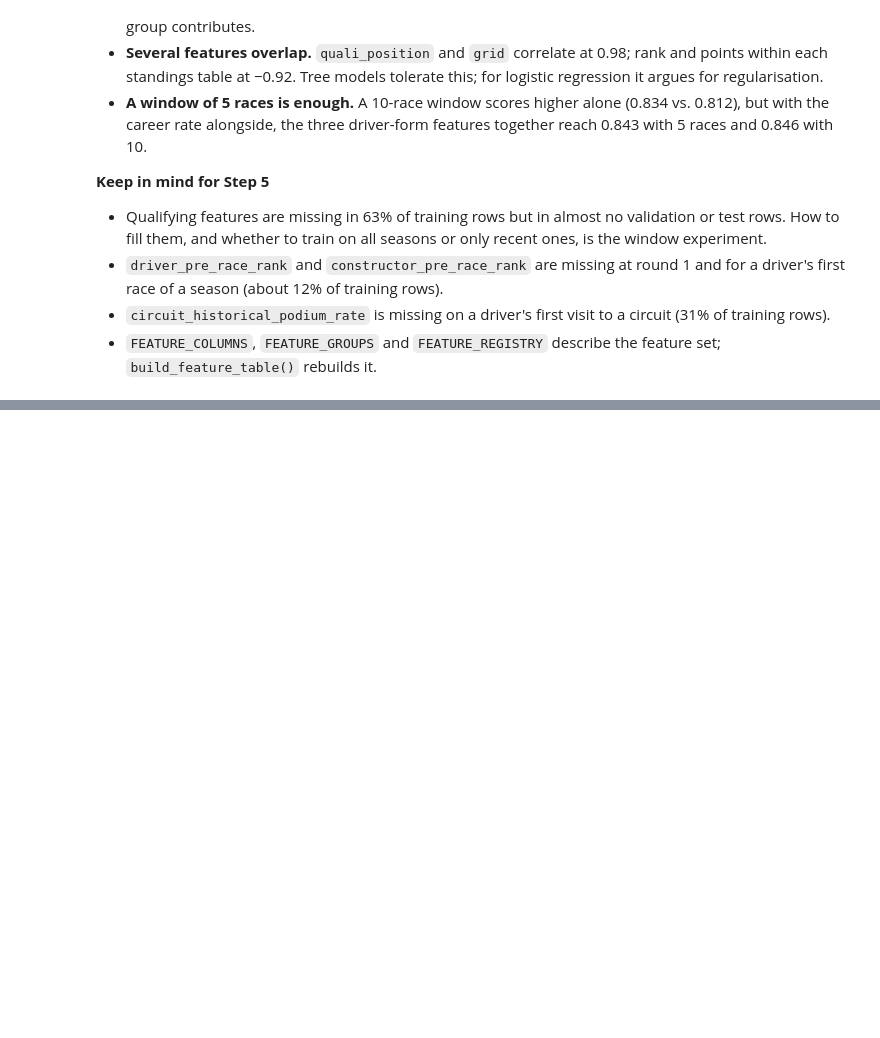
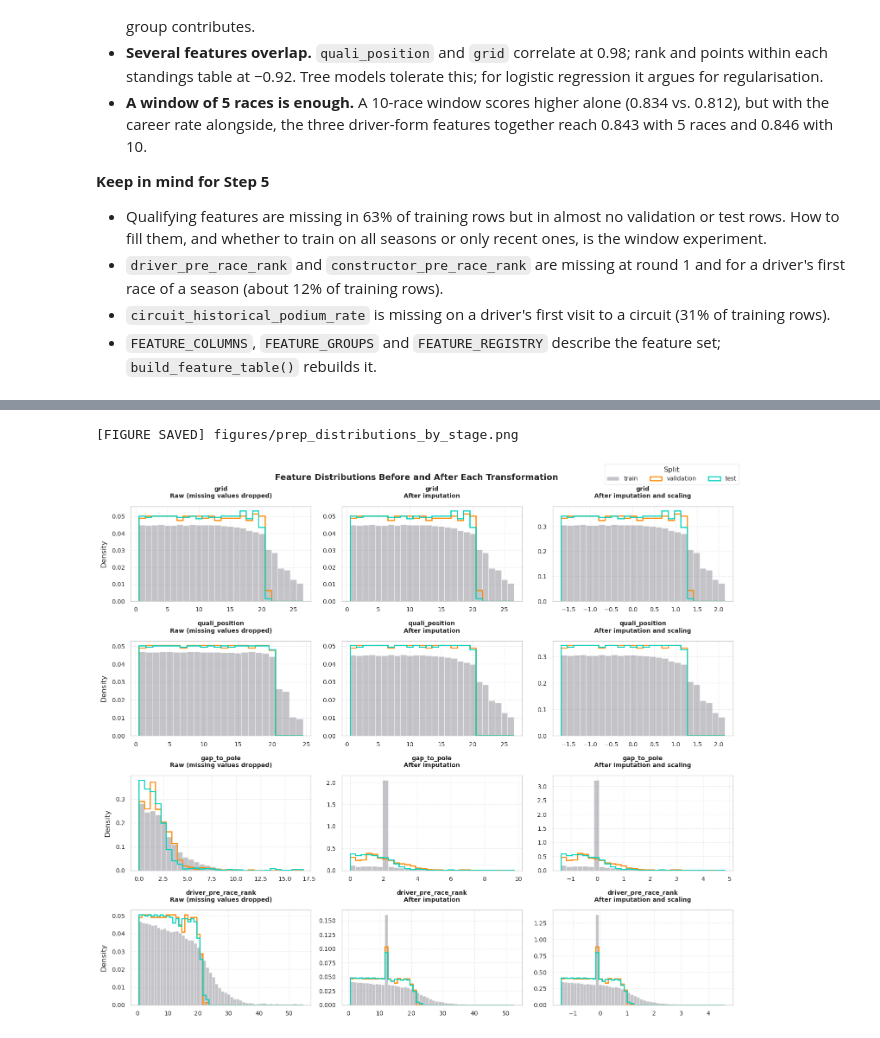
Before and after one commit to Abdel-RahmanIII/Formula-1, a Jupyter notebook: formula-1.ipynb, the cells around one changed output, grey strips where cells are left out. Drawn from its saved outputs; the diff is of its cells as text; code cells hidden in the pictures; blank space fills up the shorter version.

```diff
--- a/formula-1.ipynb
+++ b/formula-1.ipynb
@@ -2241,0 +2475,9 @@ display(pd.DataFrame(window_scores).round(3))
+# %%
+# Task 17.2: choices taken from the experiment (DEC-019)
+TRAIN_MIN_YEAR: Optional[int] = None   # train on every season up to TRAIN_MAX_YEAR
+QUALI_FALLBACK: bool = True            # a missing qualifying position is filled with the grid slot
+
+splits = split_by_season(model_df, TRAIN_MIN_YEAR)
+train_df, val_df, test_df = splits["train"], splits["validation"], splits["test"]
+print(f"Training window: {train_df['year'].min()}–{train_df['year'].max()} ({len(train_df):,} rows) | "
+      f"validation {len(val_df):,} rows | test {len(test_df):,} rows | qualifying fallback from grid: {QUALI_FALLBACK}")
@@ -2241,0 +2490,56 @@ display(pd.DataFrame(window_scores).round(3))
+# %%
+# Task 18.1: feature distributions before and after each transformation
+preprocessor = make_preprocessor(quali_fallback=QUALI_FALLBACK).fit(train_df[FEATURE_COLUMNS])   # fitted on training rows only
+column_step = preprocessor.named_steps["columns"]
+imputer = column_step.named_transformers_["continuous"].named_steps["impute"]
+
+
+def after_imputation(df: pd.DataFrame) -> pd.DataFrame:
+    """Continuous features after the grid fallback and the median imputer, before scaling."""
+    filled = fill_quali_from_grid(df[FEATURE_COLUMNS]) if QUALI_FALLBACK else df[FEATURE_COLUMNS]
+    return pd.DataFrame(imputer.transform(filled[CONTINUOUS_FEATURES]), columns=CONTINUOUS_FEATURES, index=df.index)
+
+
+def histogram_bins(train_values: pd.Series) -> np.ndarray:
+    """One bin per distinct value for discrete features (grid slots, ranks), 30 equal bins otherwise."""
+    low, high = np.percentile(train_values, [0.5, 99.5])
+    distinct = np.sort(train_values[train_values.between(low, high)].unique())
+    if len(distinct) > 60:
+        return np.linspace(low, high, 31)
+    step = np.diff(distinct).min()
+    return np.concatenate([[distinct[0] - step / 2], (distinct[:-1] + distinct[1:]) / 2, [distinct[-1] + step / 2]])
+
+
+STAGE_FEATURES: List[str] = ["grid", "quali_position", "gap_to_pole", "driver_pre_race_rank"]
+stages = {
+    "Raw (missing values dropped)": {name: part[FEATURE_COLUMNS] for name, part in splits.items()},
+    "After imputation": {name: after_imputation(part) for name, part in splits.items()},
+    "After imputation and scaling": {name: preprocessor.transform(part[FEATURE_COLUMNS]) for name, part in splits.items()},
+}
+SPLIT_COLORS = {"train": F1_PALETTE["gray"], "validation": F1_PALETTE["orange"], "test": F1_PALETTE["teal"]}
+
+fig, axes = plt.subplots(len(STAGE_FEATURES), len(stages), figsize=(15, 13))
+for row, feature in enumerate(STAGE_FEATURES):
+    for col, (stage_name, stage_data) in enumerate(stages.items()):
+        ax = axes[row, col]
+        values = {name: data[feature].dropna() for name, data in stage_data.items()}
+        bins = histogram_bins(values["train"])
+        ax.hist(values["train"], bins=bins, density=True, color=SPLIT_COLORS["train"], alpha=0.45, label="train")
+        for name in ["validation", "test"]:
+            ax.hist(values[name], bins=bins, density=True, histtype="step", linewidth=1.8, color=SPLIT_COLORS[name], label=name)
+        ax.set_title(f"{feature}\n{stage_name}", fontsize=10)
+        ax.set(ylabel="Density" if col == 0 else "")
+fig.legend(*axes[0, 0].get_legend_handles_labels(), title="Split", loc="upper right", ncol=3)
+fig.suptitle("Feature Distributions Before and After Each Transformation", fontsize=14, fontweight="bold")
+save_fig("prep_distributions_by_stage")
+plt.show()
+
+display(pd.DataFrame({
+    "missing in train (%)": train_df[CONTINUOUS_FEATURES].isna().mean() * 100,
+    "median used to impute": imputer.statistics_,
+    "train mean after scaling": stages["After imputation and scaling"]["train"][CONTINUOUS_FEATURES].mean(),
+    "train std after scaling": stages["After imputation and scaling"]["train"][CONTINUOUS_FEATURES].std(ddof=0),
+}).round(3))
+# %% [output]
+[FIGURE SAVED] figures/prep_distributions_by_stage.png
+[figure, added]
```
Also changed, not shown: parts of 27 cells of this notebook, 6 other files.
